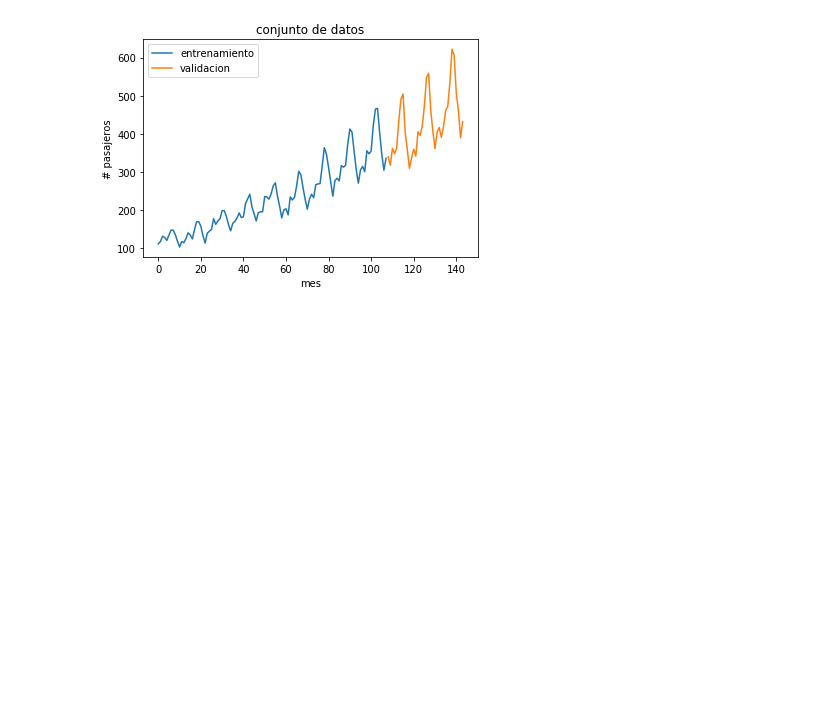
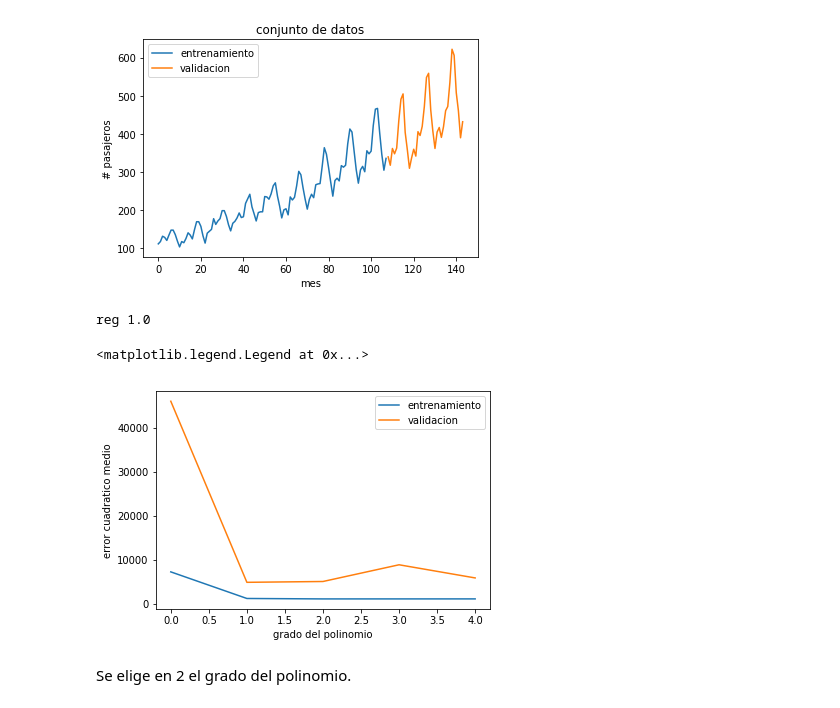
Before and after one commit to fluowhy/PML, a Jupyter notebook: T2/Tarea_2.ipynb, the cells around one changed output. Cells and saved outputs as stored; diff of their text form; code cells hidden in the pictures; blank space fills up the shorter version.

```diff
--- a/T2/Tarea_2.ipynb
+++ b/T2/Tarea_2.ipynb
@@ -20,7 +20,7 @@ def modelo2(x, pre_mod, params):
 def log_like(params, x, y, pre_mod, sigma_e, modelo):
     mod = modelo(x, pre_mod, params)
     arg = - 0.5*(len(y)*np.log(2*np.pi*sigma_e**2) + np.sum((y - mod)**2)/sigma_e**2)
-    return arg*-1
+    return - 1*arg # esta con el -1 para asi minimizar esa funcion
 
 
 def MAP(x, y, orden, basis='pol', reg=0):
@@ -31,12 +31,13 @@ def MAP(x, y, orden, basis='pol', reg=0):
     d = len(orden)
     if basis=='pol':
         p = phi_pol(x, orden=orden)
-    t = np.linalg.inv(p.T@p + reg*np.ones((d, d)))@p.T@y
+    # t = np.linalg.inv(p.T@p + reg*np.ones((d, d)))@p.T@y
+    t = np.linalg.solve(p.T@p + reg*np.ones((d, d)), p.T@y)
     return t
 
 
-def error(y_val, val):
-    return np.around(np.sum((y_val - val)**2), 2)
+def error(y_real, y_mod):
+    return np.sum((y_real - y_mod)**2)/len(y_real)
 # %% [markdown]
 $Y = \Phi(X) \theta + \eta$
 
@@ -67,4 +66,35 @@ plt.title('conjunto de datos')
 # %% [output]
 Text(0.5,1,'conjunto de datos')
 [figure]
+# %%
+s_e = 1 # std datos
+s_t = 1 # std params
+rho = (s_e/s_t)**2 # constante de regularizacion
+print('reg', rho)
+
+n_max = 4
+e_t = []
+e_v = []
+for i in range(n_max + 2)[1:]:
+    theta_map = MAP(mes_train, pax_train, orden=np.arange(0, i, 1), basis='pol', reg=rho)
+    p_train = phi_pol(mes_train, orden=np.arange(0, i, 1))
+    p_val = phi_pol(mes_val, orden=np.arange(0, i, 1))
+    mod1 = p_train@theta_map
+    val1 = p_val@theta_map
+    e_train = error(pax_train, mod1)
+    e_val = error(pax_val, val1)
+    e_t.append(e_train)
+    e_v.append(e_val)
+plt.plot(np.arange(0, n_max + 1, 1), e_t, label='entrenamiento')
+plt.plot(np.arange(0, n_max + 1, 1), e_v, label='validacion')
+#plt.ylim([0, 10000])
+plt.xlabel('grado del polinomio')
+plt.ylabel('error cuadratico medio')
+plt.legend()
+# %% [output]
+reg 1.0
+<matplotlib.legend.Legend at 0x...>
+[figure, added]
+# %% [markdown]
+Se elige en 2 el grado del polinomio.
 # %%
```
Also changed, not shown: parts of 7 cells of this notebook.
